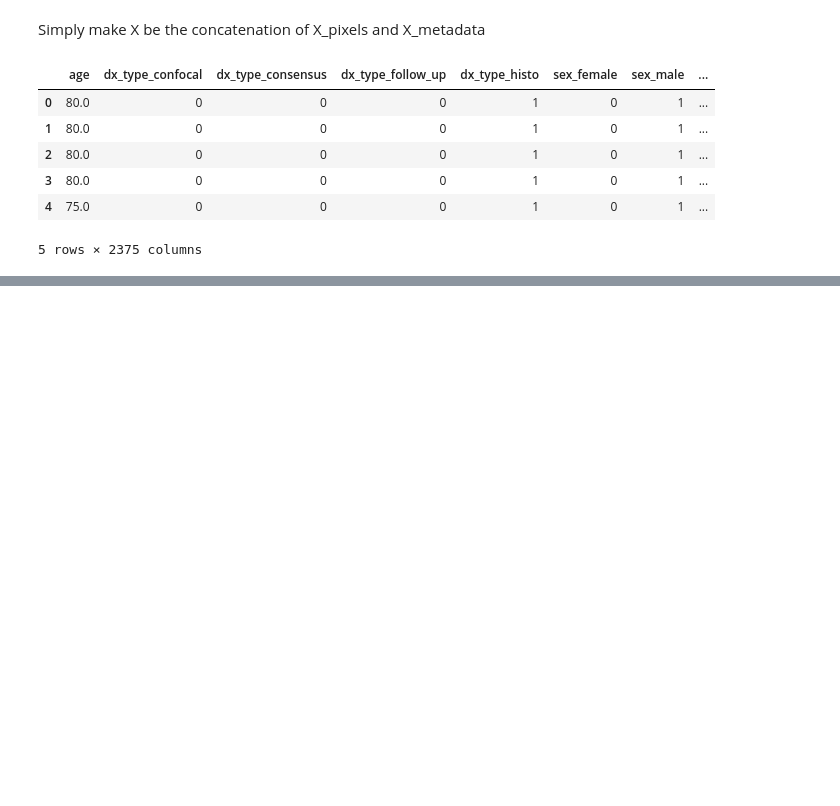
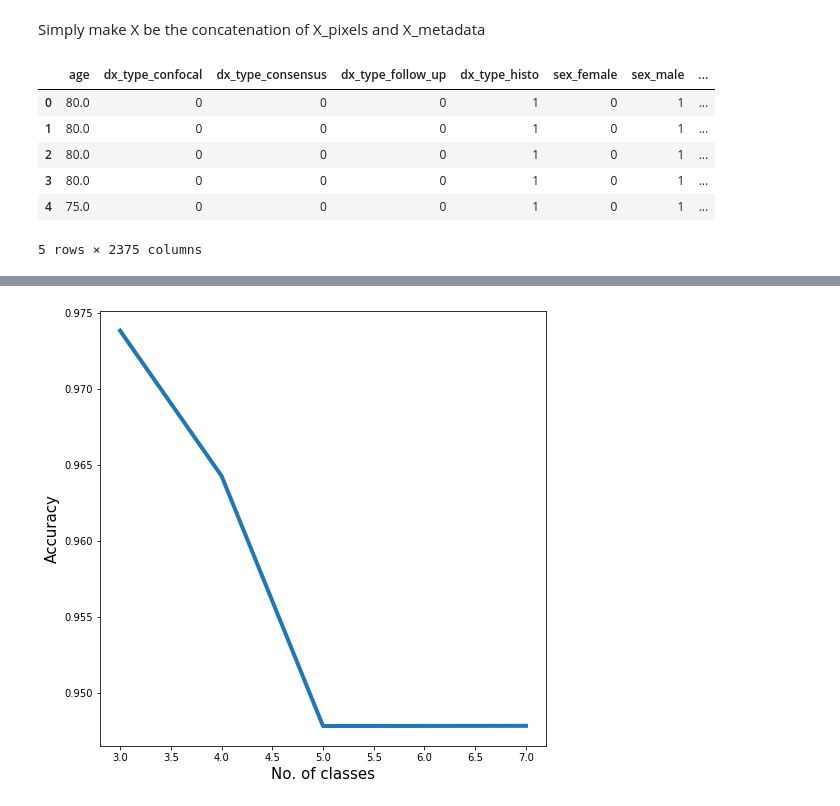
Before and after one commit to SamuelStentz/SkinCancerAnalysis, a Jupyter notebook: Analysis/analysis_Medha.ipynb, the cells around one changed output, grey strips where cells are left out. Drawn from its saved outputs; the diff is of its cells as text; code cells hidden in the pictures; blank space fills up the shorter version.

```diff
--- a/Analysis/analysis_Medha.ipynb
+++ b/Analysis/analysis_Medha.ipynb
@@ -190,0 +287,82 @@ Explained variance ratio of components: [0.31960131 0.20669402 0.15566026]
+# %%
+# classification performance as a function of no. of classes
+
+# pre-process the data
+# Downsample class nv and remove the smallest 4 classes
+class_vect = np.array([3,4,5,7])
+#class_vect = np.array([7])
+class_names = ['akiecc', 'bcc', 'bkl','df','mel','nv','vasc']
+
+def lda_svm_classification(y,x,numClasses):
+
+    nv_labels = y == 6
+    bkl_labels = y == 3
+    mel_labels = y == 5
+
+    #Down sample nv labels
+    nv_sample = np.random.choice(y[nv_labels].shape[0], size = 1099, replace = False)
+
+    if numClasses == 3:
+        labels_to_include = ['nv','bkl','mel']
+        y_all = np.concatenate((y[nv_labels][nv_sample],y[bkl_labels],y[mel_labels]),0)
+        x_all = np.concatenate((x[nv_labels][nv_sample],x[bkl_labels],x[mel_labels]),0)
+
+    elif numClasses == 4:
+        bcc_labels = y == 2
+        labels_to_include = ['nv','bkl','mel','bcc']
+        y_all = np.concatenate((y[nv_labels][nv_sample],y[bkl_labels],y[mel_labels],y[bcc_labels]),0)
+        x_all = np.concatenate((x[nv_labels][nv_sample],x[bkl_labels],x[mel_labels],x[bcc_labels]),0)
+
+    elif numClasses == 5:
+        bcc_labels = y == 2
+        akiec_labels = y == 1
+        labels_to_include = ['nv','bkl','mel','bcc','akiec']
+        y_all = np.concatenate((y[nv_labels][nv_sample],y[bkl_labels],y[mel_labels],y[bcc_labels],y[akiec_labels]),0)
+        x_all = np.concatenate((x[nv_labels][nv_sample],x[bkl_labels],x[mel_labels],x[bcc_labels],x[akiec_labels]),0)
+
+    elif numClasses == 7:
+        bcc_labels = y == 2
+        akiec_labels = y == 1
+        df_labels = y == 4
+        vasc_labels = y == 7
+        labels_to_include = class_names
+        y_all = np.concatenate((y[nv_labels][nv_sample],y[bkl_labels],y[mel_labels],y[bcc_labels],y[akiec_labels],y[df_labels],y[vasc_labels]),0)
+        x_all = np.concatenate((x[nv_labels][nv_sample],x[bkl_labels],x[mel_labels],x[bcc_labels],x[akiec_labels],x[df_labels],x[vasc_labels]),0)
+
+
+    p = np.random.permutation(len(y_all))
+    x_all = x_all[p]
+    y_all = y_all[p]
+
+    #LDA
+    lda = LDA(n_components=numClasses-1)
+    lda.fit(x_all, y_all)
+    principalComponents_LDA = lda.fit_transform(x_all,y_all)
+
+    # Train SVM
+    train_features, test_features, train_label, test_label = train_test_split(principalComponents_LDA, y_all, test_size=0.3, random_state=42)
+    clf = SVC(kernel = 'rbf')
+    clf.fit(train_features, train_label)
+    y_pred = clf.predict(test_features)
+    conf_matrix = confusion_matrix(test_label, y_pred)
+    class_report = classification_report(test_label,y_pred)
+    num_right = np.sum(test_label == y_pred)
+#     print(y_pred[:100])
+#     print(test_label[:100])
+    accuracy = num_right / test_label.shape[0]
+    return accuracy, class_report, conf_matrix, principalComponents_LDA, y_all
+
+#LDA
+accuracy_full = np.zeros([class_vect.size,1])
+for k in range(class_vect.size):
+    accuracy, class_report, conf_matrix, principalComponents_LDA, y_all = lda_svm_classification(y,x,class_vect[k])
+    print(accuracy)
+
+    accuracy_full[k] = accuracy
+
+fig = plt.figure(figsize = (8,8))
+ax1 = fig.add_subplot(1,1,1)
+ax1.set_xlabel('No. of classes', fontsize = 15)
+ax1.set_ylabel('Accuracy', fontsize = 15)
+ax1.plot(class_vect, accuracy_full,linewidth=4)
+# %% [output]
@@ -190,0 +374 @@ Explained variance ratio of components: [0.31960131 0.20669402 0.15566026]
+[figure, added]
```
Also changed, not shown: parts of 11 cells of this notebook.
